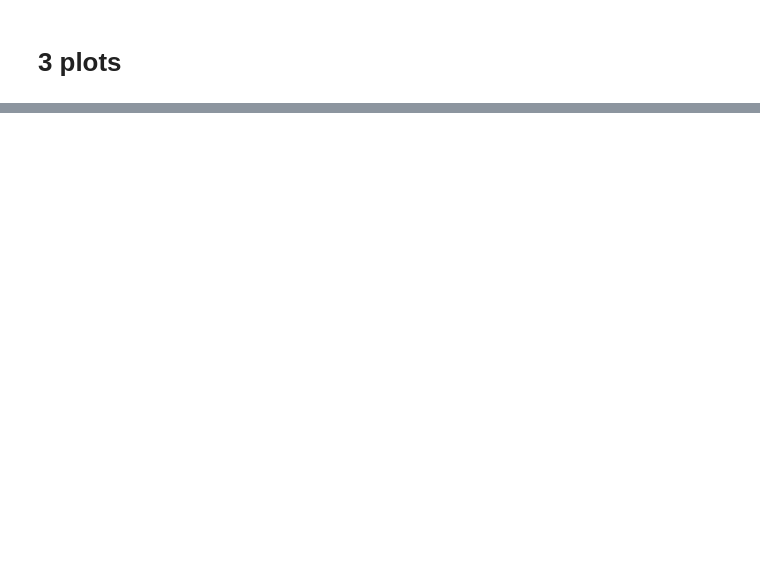
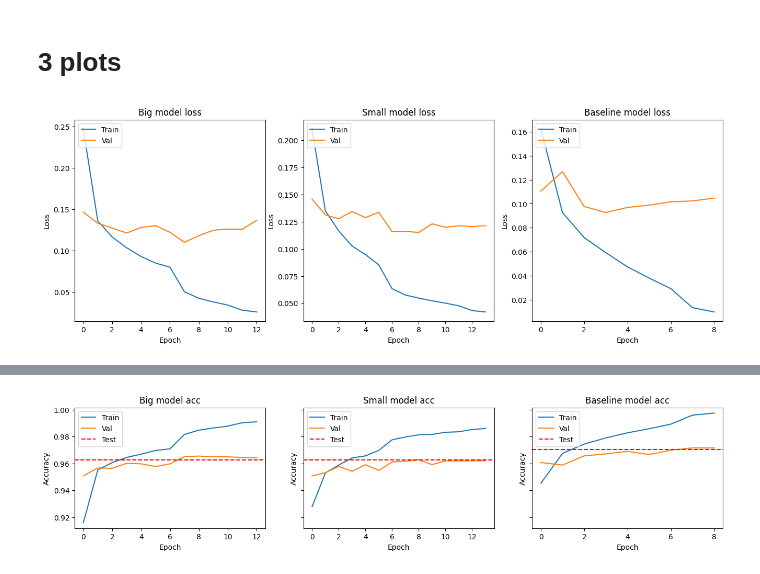
Before and after one commit to pablorodriper/fashion-mnist, a Jupyter notebook: notebooks/experiments.ipynb, the cells around one changed output, grey strips where cells are left out. Saved outputs shown, nothing was run; the diff lists cells and outputs as text; code cells hidden in the pictures; blank space fills up the shorter version.

```diff
--- a/notebooks/experiments.ipynb
+++ b/notebooks/experiments.ipynb
@@ -191,8 +211,8 @@ def get_bigger_model():
     model.add(MaxPooling2D((2, 2)))
     model.add(Conv2D(64, (3, 3), activation='relu', kernel_initializer='he_uniform'))
     model.add(MaxPooling2D((2, 2)))
-    # model.add(Conv2D(128, (3, 3), activation='relu', kernel_initializer='he_uniform'))
-    # model.add(MaxPooling2D((2, 2)))
+    model.add(Conv2D(64, (3, 3), activation='relu', kernel_initializer='he_uniform'))
+    model.add(MaxPooling2D((2, 2)))
     model.add(Flatten())
     model.add(Dense(100, activation='relu', kernel_initializer='he_uniform'))
     model.add(Dense(5, activation='softmax'))
@@ -260,7 +318,7 @@ def get_small_model():
     Define the CNN model
     """
     model = Sequential()
-    model.add(Conv2D(16, (3, 3), activation='relu', kernel_initializer='he_uniform', input_shape=(28, 28, 1)))
+    model.add(Conv2D(4, (3, 3), activation='relu', kernel_initializer='he_uniform', input_shape=(28, 28, 1)))
     model.add(MaxPooling2D((2, 2)))
     model.add(Flatten())
     model.add(Dense(100, activation='relu', kernel_initializer='he_uniform'))
@@ -373,27 +426,64 @@ plt.show()
 # %%
+# Plot loss 3 subplots
+fig, axs = plt.subplots(1, 3, figsize=(16, 5))
+
+axs[0].plot(big_model_loss)
+axs[0].plot(big_model_val_loss)
+axs[0].set_title('Big model loss')
+axs[0].set_ylabel('Loss')
+axs[0].set_xlabel('Epoch')
+axs[0].legend(['Train', 'Val'], loc='upper left')
+axs[1].plot(small_model_loss)
+axs[1].plot(small_model_val_loss)
+axs[1].set_title('Small model loss')
+axs[1].set_ylabel('Loss')
+axs[1].set_xlabel('Epoch')
+axs[1].legend(['Train', 'Val'], loc='upper left')
+axs[2].plot(model_loss)
+axs[2].plot(model_val_loss)
+axs[2].set_title('Baseline model loss')
+axs[2].set_ylabel('Loss')
+axs[2].set_xlabel('Epoch')
+axs[2].legend(['Train', 'Val'], loc='upper left')
+
+plt.savefig('../plots/loss_3_cnn.png')
+plt.show()
+
 # Plot acc 3 subplots
 fig, axs = plt.subplots(1, 3, figsize=(16, 3), sharey=True)
 
 axs[0].plot(big_model_acc)
 axs[0].plot(big_model_val_acc)
 axs[0].set_title('Big model acc')
 axs[0].set_ylabel('Accuracy')
 axs[0].set_xlabel('Epoch')
-axs[0].legend(['Train', 'Test'], loc='upper left')
+y_pred = big_model.predict(test_x)
+test_acc = accuracy_score(np.argmax(test_y, axis=1), np.argmax(y_pred, axis=1))
+axs[0].axhline(y=test_acc, color='r', linestyle='--')
+axs[0].legend(['Train', 'Val', 'Test'], loc='upper left')
 
 axs[1].plot(small_model_acc)
 axs[1].plot(small_model_val_acc)
 axs[1].set_title('Small model acc')
 axs[1].set_ylabel('Accuracy')
 axs[1].set_xlabel('Epoch')
-axs[1].legend(['Train', 'Test'], loc='upper left')
+y_pred = small_model.predict(test_x)
+test_acc = accuracy_score(np.argmax(test_y, axis=1), np.argmax(y_pred, axis=1))
+axs[1].axhline(y=test_acc, color='r', linestyle='--')
+axs[1].legend(['Train', 'Val', 'Test'], loc='upper left')
 
 axs[2].plot(model_acc)
 axs[2].plot(model_val_acc)
 axs[2].set_title('Baseline model acc')
 axs[2].set_ylabel('Accuracy')
 axs[2].set_xlabel('Epoch')
-axs[2].legend(['Train', 'Test'], loc='upper left')
+y_pred = model.predict(test_x)
+test_acc = accuracy_score(np.argmax(test_y, axis=1), np.argmax(y_pred, axis=1))
+axs[2].axhline(y=test_acc, color='r', linestyle='--')
+axs[2].legend(['Train', 'Val', 'Test'], loc='upper left')
+
 
 plt.savefig('../plots/accuracy_3_cnn.png')
 plt.show()
+# %% [output]
+[figure, added]
@@ -399,0 +493 @@ plt.show()
+[figure, added]
```
Also changed, not shown: parts of 8 cells of this notebook, 2 other files.
